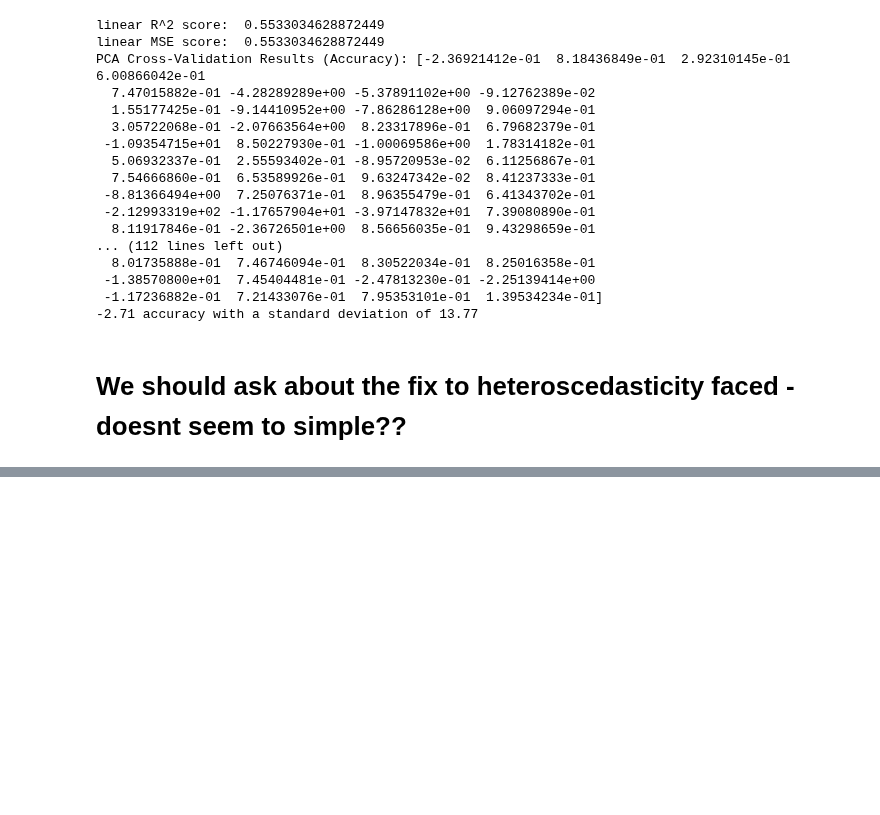
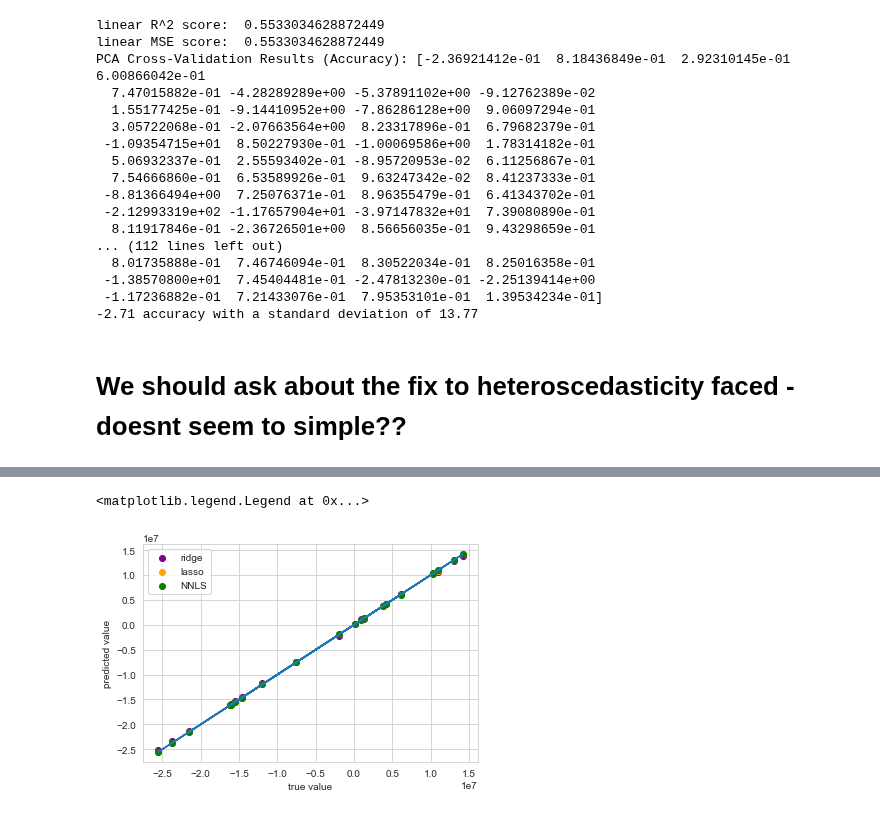
Before and after one commit to adelaidad/ORIE4741FinalProject, a Jupyter notebook: netflix_predictor.ipynb, the cells around one changed output, grey strips where cells are left out. Saved outputs shown, nothing was run; the diff lists cells and outputs as text; code cells hidden in the pictures; blank space fills up the shorter version.

```diff
--- a/netflix_predictor.ipynb
+++ b/netflix_predictor.ipynb
@@ -481,0 +536,20 @@ Polynomial Test MSE at degree 7  3959263819670748.5
+# %%
+#w_nonneg
+#w_nonneg = LinearRegression(positive=True).fit(X,y).coef_
+X,y = generate_data(30, w_nonneg)
+Xtest,ytest = generate_data(20,w_nonneg)
+
+yhat_ridge = Ridge(alpha = alpha_ridge).fit(X,y).predict(Xtest)
+yhat_lasso = Lasso(alpha = alpha_lasso).fit(X,y).predict(Xtest)
+yhat_nonneg = LinearRegression(positive=True).fit(X,y).predict(Xtest)
+
+plt.plot(ytest,ytest)
+plt.scatter(ytest, yhat_ridge, label="ridge", color="purple")
+plt.scatter(ytest, yhat_lasso, label="lasso", color="orange")
+plt.scatter(ytest, yhat_nonneg, label="NNLS", color="green")
+plt.xlabel("true value")
+plt.ylabel("predicted value")
+plt.legend()
+# %% [output]
+<matplotlib.legend.Legend at 0x...>
+[figure, added]
```
Also changed, not shown: parts of 14 cells of this notebook.
